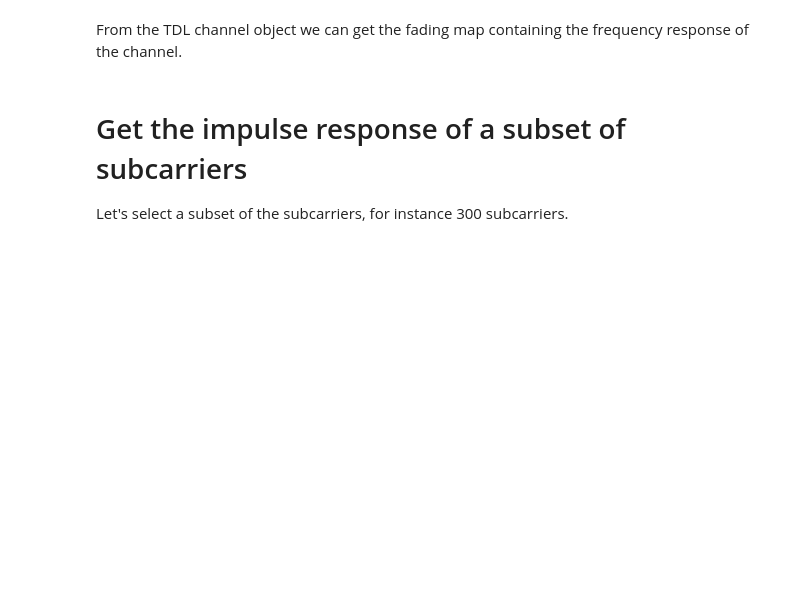
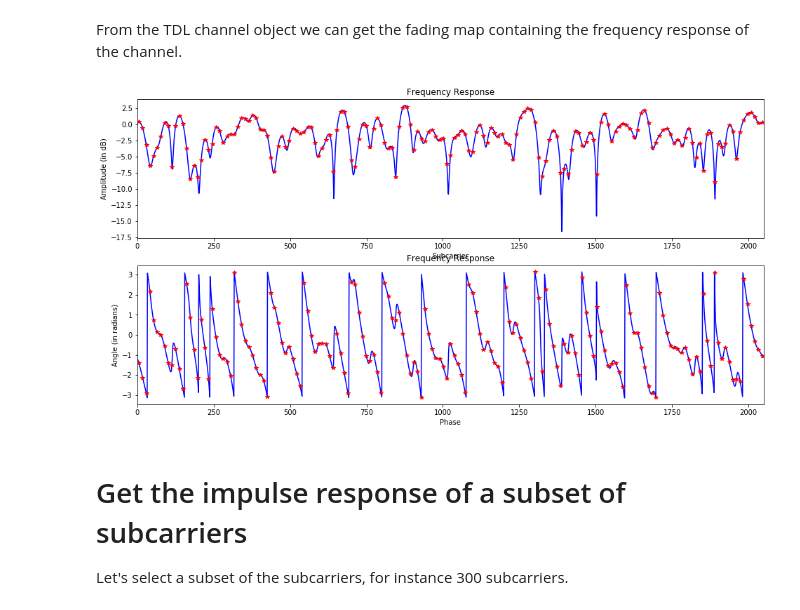
Before and after one commit to darcamo/pyphysim, a Jupyter notebook: ipython_notebooks/TDL_Channel_Frequency_Response.ipynb, the cells around one changed output. Saved outputs shown, nothing was run; the diff lists cells and outputs as text; code cells hidden in the pictures; blank space fills up the shorter version.

```diff
--- a/ipython_notebooks/TDL_Channel_Frequency_Response.ipynb
+++ b/ipython_notebooks/TDL_Channel_Frequency_Response.ipynb
@@ -37,6 +37,6 @@ Fd = 5     # Doppler frequency (in Hz)
 Ts = 1./bandwidth  # Sampling interval (in seconds)
 NRays = 16  # Number of rays for the Jakes model
 
-jakes = channels.JakesSampleGenerator(Fd, Ts, NRays)
+jakes = fading_generators.JakesSampleGenerator(Fd, Ts, NRays)
 
 print("The sampling time for this bandwidth is: {0}".format(Ts))
@@ -54,41 +56,45 @@ num_included_taps = tap_delays.size
 # %% [markdown]
 Now we can finally create thr TDL channel object.
 # %%
-tdlchannel = channels.TdlChannel(jakes, tap_powers[0:num_included_taps], tap_delays[0:num_included_taps])
+tdlchannel = fading.TdlChannel(jakes, tap_powers_dB=tap_powers[0:num_included_taps], tap_delays=tap_delays[0:num_included_taps])
 # %% [markdown]
 From the TDL channel object we can get the fading map containing the frequency response of the channel.
 # %%
-NSamples = 1  # We will generate the map for only 1 TTI
-fading_map = tdlchannel.get_fading_map(NSamples)
-freqResponse = tdlchannel.get_channel_freq_response(
-    fading_map, max_num_of_subcarriers)
+# NSamples = 1  # We will generate the map for only 1 TTI
+
+tdlchannel.generate_impulse_response()
+last_impulse_response = tdlchannel.get_last_impulse_response()
+freqResponse = last_impulse_response.get_freq_response(total_carriers)
+
 
 # Get the freq response only in the PRBs
 central_carriers = np.r_[5:total_carriers:12]
 prbsFreqResponse = freqResponse[central_carriers,:]
 
 # xxxxxxxxxx Plot the amplitude and phase xxxxxxxxxxxxxxxxxxxxxxxx
 plt.figure(figsize=(16,8))
 
 plt.subplot(2,1,1)
 plt.plot(linear2dB(np.abs(freqResponse[:total_carriers,0])),'b')
 plt.plot(central_carriers, linear2dB(np.abs(prbsFreqResponse[:,0])),'*r')
 #plt.plot(central_carriers, np.abs(freqResponse[central_carriers,99]),'g*')
 plt.title('Frequency Response')
 plt.ylabel('Amplitude (in dB)')
 plt.xlabel('Subcarrier')
 plt.xlim((0,2050))
 
 plt.subplot(2,1,2)
 plt.plot(np.angle(freqResponse[:total_carriers,0]),'b')
 plt.plot(central_carriers, np.angle(prbsFreqResponse[:,0]),'*r')
 #plt.plot(central_carriers, np.abs(freqResponse[central_carriers,99]),'g*')
 plt.title('Frequency Response')
 plt.ylabel('Angle (in radians)')
 plt.xlabel('Phase')
 plt.xlim((0,2050))
 
 plt.show()
+# %% [output]
+[figure, added]
 # %% [markdown]
 # Get the impulse response of a subset of subcarriers
 
```
Also changed, not shown: parts of 11 cells of this notebook, 14 other files.
